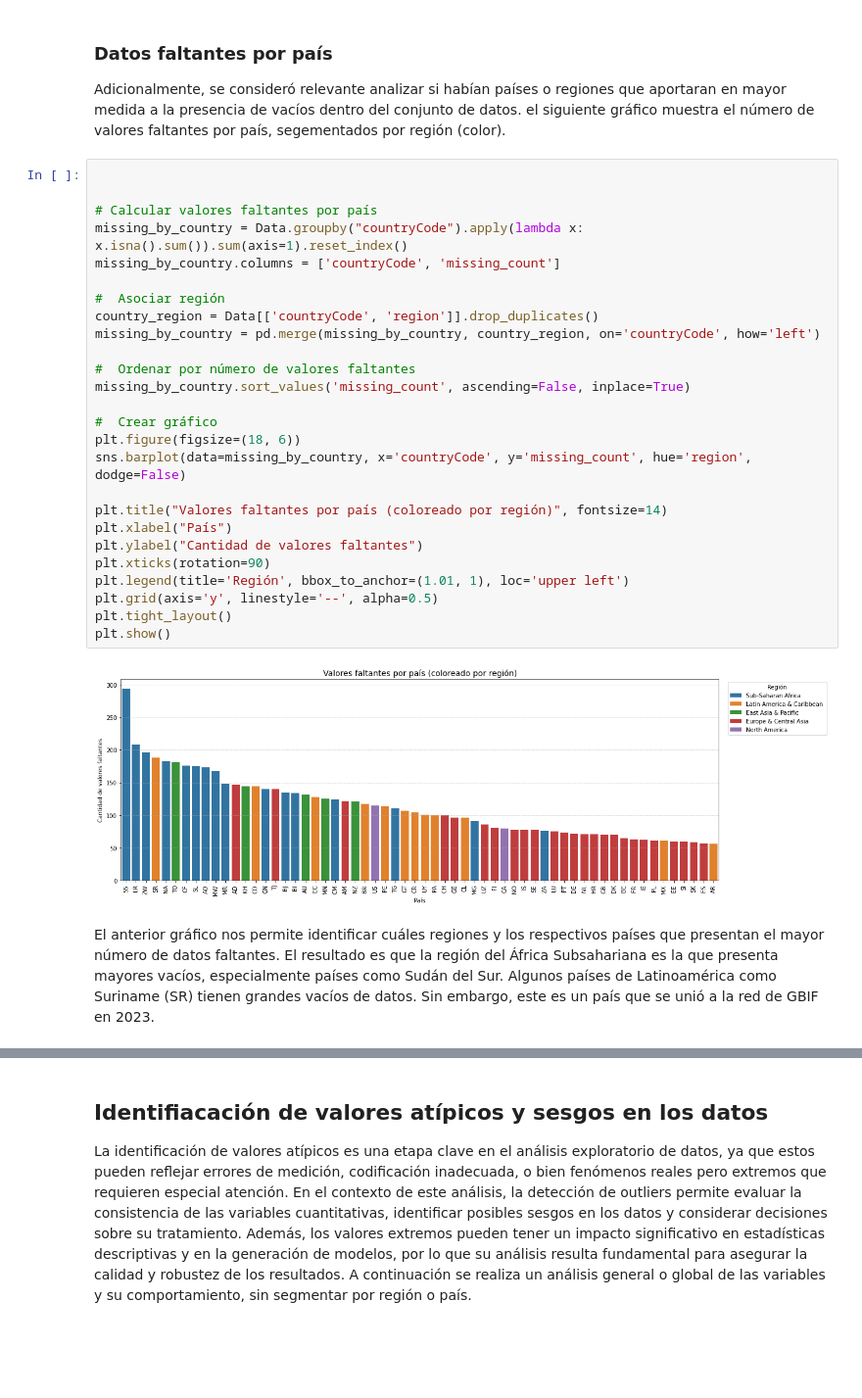
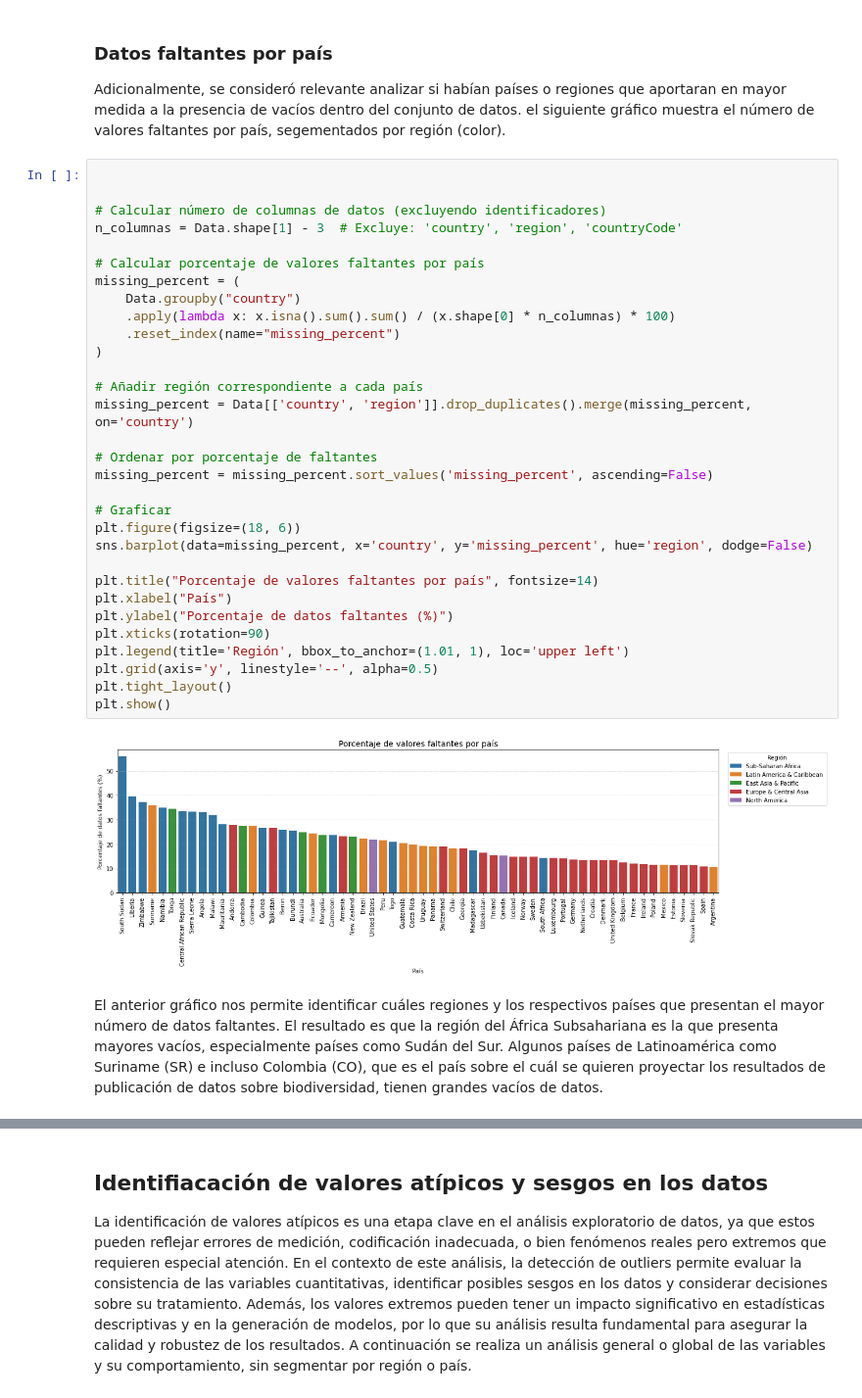
Before and after one commit to rortizgeo/Maestria_CD_Proyecto-Aplicado, a Jupyter notebook: PA_dataAnalysis.ipynb, the cells around one changed output, grey strips where cells are left out. Shown at 98% size. Saved outputs shown, nothing was run; the diff lists cells and outputs as text; blank space fills up the shorter version.

Commit message:
Análisis de correlacion de vacíos.

```diff
--- a/PA_dataAnalysis.ipynb
+++ b/PA_dataAnalysis.ipynb
@@ -620,36 +674,41 @@ Al revisar el volumen de datos faltantes por año se identificó que los primero
 ### Datos faltantes por país
 
 Adicionalmente, se consideró relevante analizar si habían países o regiones que aportaran en mayor medida a la presencia de vacíos dentro del conjunto de datos. el siguiente gráfico muestra el número de valores faltantes por país, segementados por región (color).
-# %%
-
-
-# Calcular valores faltantes por país
-missing_by_country = Data.groupby("countryCode").apply(lambda x: x.isna().sum()).sum(axis=1).reset_index()
-missing_by_country.columns = ['countryCode', 'missing_count']
-
-#  Asociar región
-country_region = Data[['countryCode', 'region']].drop_duplicates()
-missing_by_country = pd.merge(missing_by_country, country_region, on='countryCode', how='left')
-
-#  Ordenar por número de valores faltantes
-missing_by_country.sort_values('missing_count', ascending=False, inplace=True)
-
-#  Crear gráfico
-plt.figure(figsize=(18, 6))
-sns.barplot(data=missing_by_country, x='countryCode', y='missing_count', hue='region', dodge=False)
-
-plt.title("Valores faltantes por país (coloreado por región)", fontsize=14)
-plt.xlabel("País")
-plt.ylabel("Cantidad de valores faltantes")
-plt.xticks(rotation=90)
-plt.legend(title='Región', bbox_to_anchor=(1.01, 1), loc='upper left')
-plt.grid(axis='y', linestyle='--', alpha=0.5)
-plt.tight_layout()
-plt.show()
-# %% [output]
-[figure, removed]
+# %%
+
+
+# Calcular número de columnas de datos (excluyendo identificadores)
+n_columnas = Data.shape[1] - 3  # Excluye: 'country', 'region', 'countryCode'
+
+# Calcular porcentaje de valores faltantes por país
+missing_percent = (
+    Data.groupby("country")
+    .apply(lambda x: x.isna().sum().sum() / (x.shape[0] * n_columnas) * 100)
+    .reset_index(name="missing_percent")
+)
+
+# Añadir región correspondiente a cada país
+missing_percent = Data[['country', 'region']].drop_duplicates().merge(missing_percent, on='country')
+
+# Ordenar por porcentaje de faltantes
+missing_percent = missing_percent.sort_values('missing_percent', ascending=False)
+
+# Graficar
+plt.figure(figsize=(18, 6))
+sns.barplot(data=missing_percent, x='country', y='missing_percent', hue='region', dodge=False)
+
+plt.title("Porcentaje de valores faltantes por país", fontsize=14)
+plt.xlabel("País")
+plt.ylabel("Porcentaje de datos faltantes (%)")
+plt.xticks(rotation=90)
+plt.legend(title='Región', bbox_to_anchor=(1.01, 1), loc='upper left')
+plt.grid(axis='y', linestyle='--', alpha=0.5)
+plt.tight_layout()
+plt.show()
+# %% [output]
+[figure, added]
 # %% [markdown]
-El anterior gráfico nos permite identificar cuáles regiones y los respectivos países que presentan el mayor número de datos faltantes. El resultado es que la región del África Subsahariana es la que presenta mayores vacíos, especialmente países como Sudán del Sur. Algunos países de Latinoamérica como Suriname (SR) tienen grandes vacíos de datos. Sin embargo, este es un país que se unió a la red de GBIF en 2023.
+El anterior gráfico nos permite identificar cuáles regiones y los respectivos países que presentan el mayor número de datos faltantes. El resultado es que la región del África Subsahariana es la que presenta mayores vacíos, especialmente países como Sudán del Sur. Algunos países de Latinoamérica como Suriname (SR) e incluso Colombia (CO), que es el país sobre el cuál se quieren proyectar los resultados de publicación de datos sobre biodiversidad, tienen grandes vacíos de datos.
 # %%
 # Calcular porcentaje de celdas vacías por columna
 missing_percent = 100 * Data.isna().sum() / len(Data)
```
Also changed, not shown: parts of 15 cells of this notebook.
